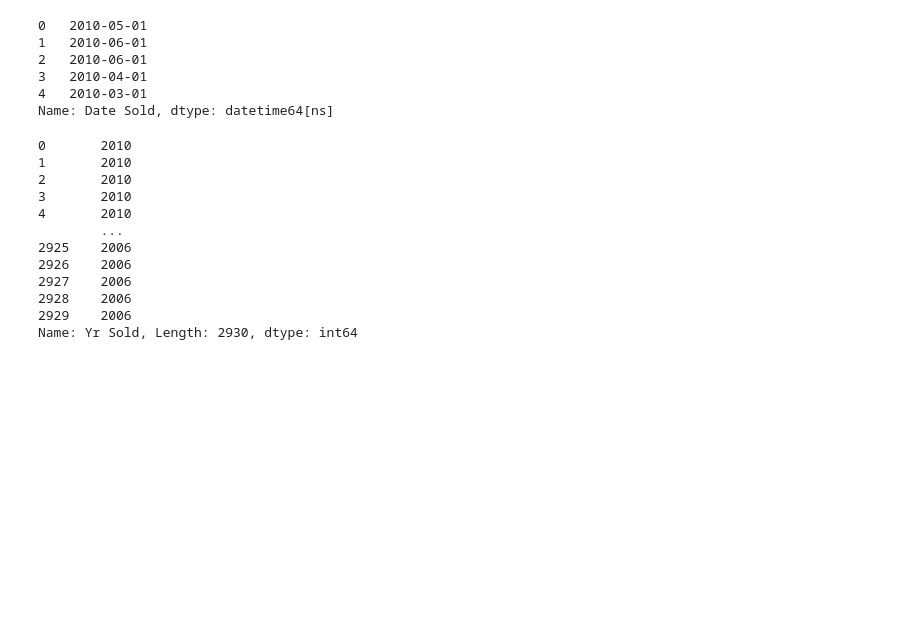
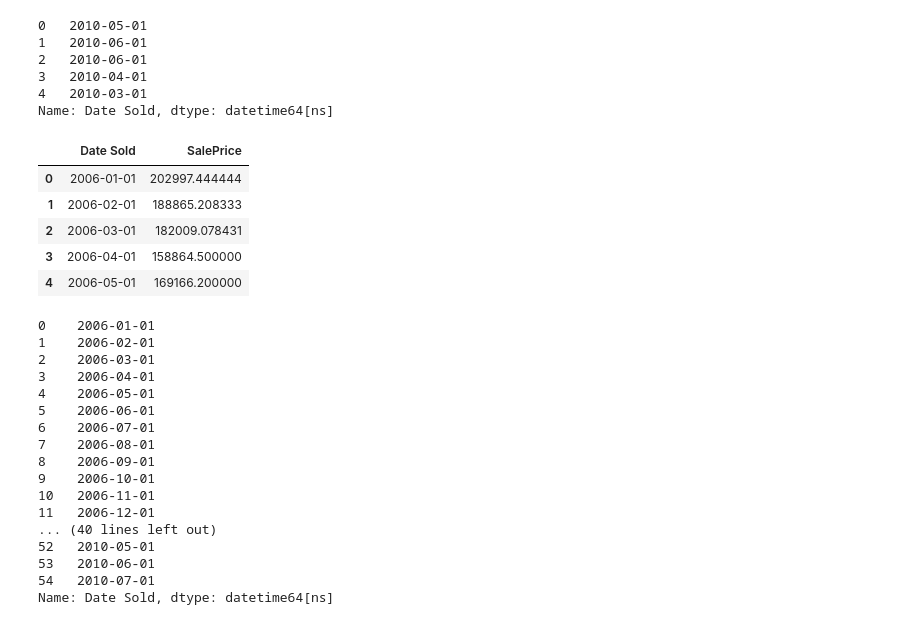
Before and after one commit to jdanielle12/Predict-Housing-Prices, a Jupyter notebook: housing_predictions.ipynb, the cells around one changed output. Saved outputs shown, nothing was run; the diff lists cells and outputs as text; code cells hidden in the pictures; blank space fills up the shorter version.

```diff
--- a/housing_predictions.ipynb
+++ b/housing_predictions.ipynb
@@ -543,2 +542,13 @@ a
+# %%
+# Find the average sale price for each month
+monthly_avg_price_df = ames_df_original.groupby('Date Sold')['SalePrice'].mean().reset_index()
+monthly_avg_price_df.head()
+# %% [output]
+|  | Date Sold | SalePrice |
+| 0 | 2006-01-01 | 202997.444444 |
+| 1 | 2006-02-01 | 188865.208333 |
+| 2 | 2006-03-01 | 182009.078431 |
+| 3 | 2006-04-01 | 158864.500000 |
+| 4 | 2006-05-01 | 169166.200000 |
 # %%
 # Prophet model for time series forecasting
@@ -550,18 +560,23 @@ def prepare_prophet_data(ames_df_original):
     return df_prophet
 # %%
-print(ames_df_original['Yr Sold'])
+print(monthly_avg_price_df['Date Sold'])
 # %% [output]
-0       2010
-1       2010
-2       2010
-3       2010
-4       2010
-        ...
-2925    2006
-2926    2006
-2927    2006
-2928    2006
-2929    2006
-Name: Yr Sold, Length: 2930, dtype: int64
+0    2006-01-01
+1    2006-02-01
+2    2006-03-01
+3    2006-04-01
+4    2006-05-01
+5    2006-06-01
+6    2006-07-01
+7    2006-08-01
+8    2006-09-01
+9    2006-10-01
+10   2006-11-01
+11   2006-12-01
+... (40 lines left out)
+52   2010-05-01
+53   2010-06-01
+54   2010-07-01
+Name: Date Sold, dtype: datetime64[ns]
 # %%
 # Prepare the data
```
Also changed, not shown: parts of 7 cells of this notebook.
